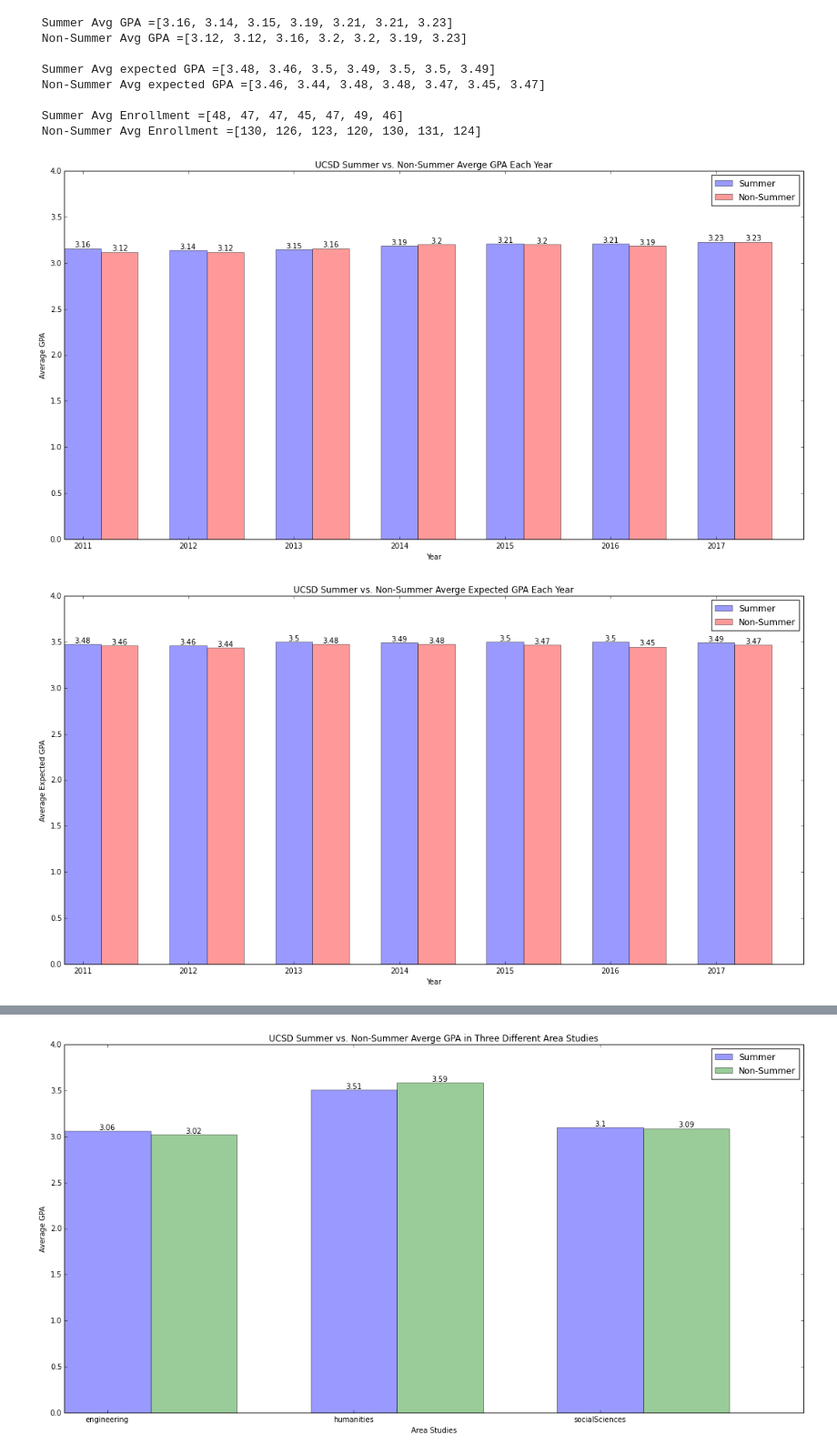
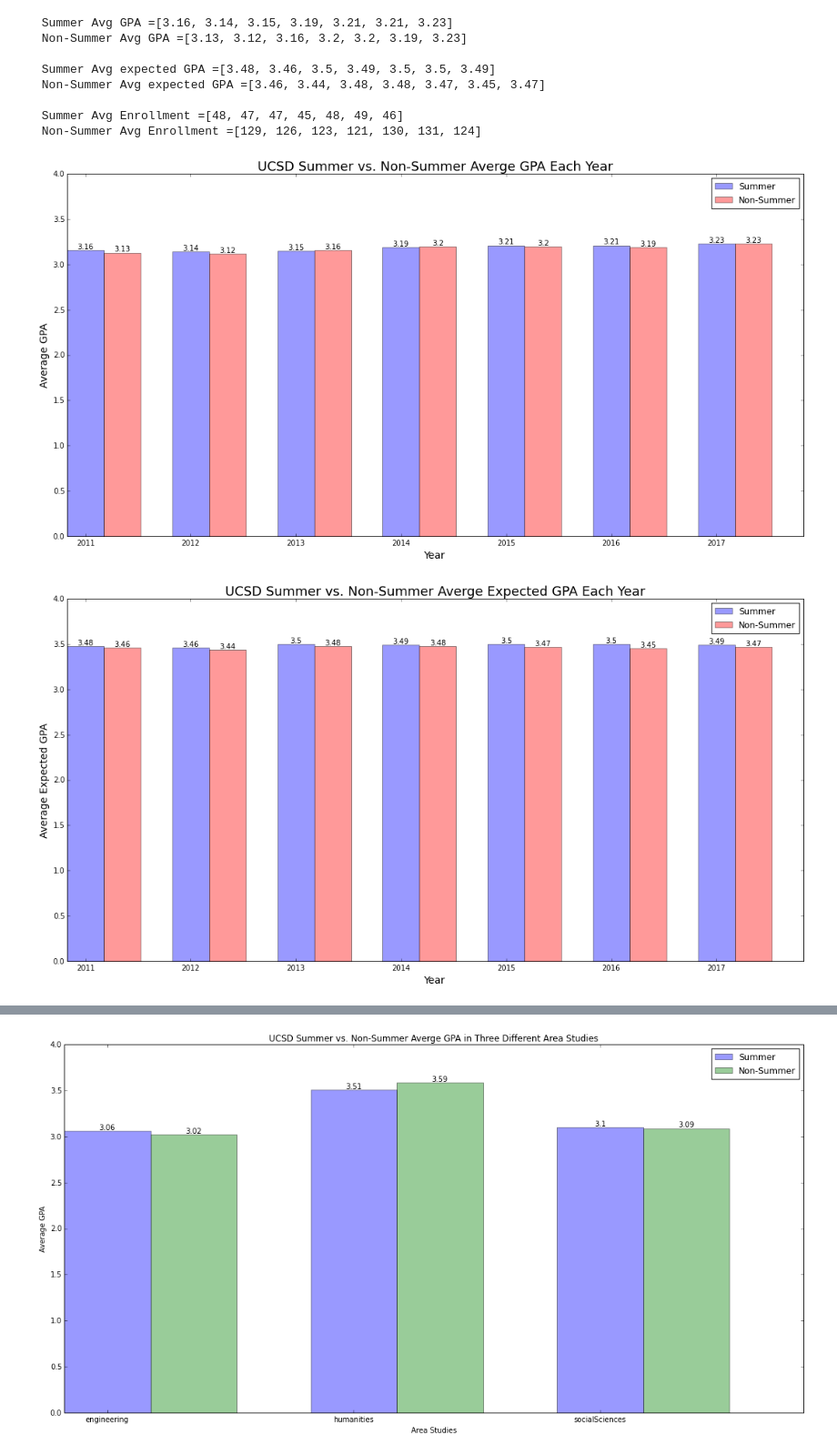
Before and after one commit to alexng1928/ECE143Team6, a Jupyter notebook: ECE143_BarGraph.ipynb, the cells around one changed output, grey strips where cells are left out. Shown at 91% size. Drawn from its saved outputs; the diff is of its cells as text; code cells hidden in the pictures.

```diff
--- a/ECE143_BarGraph.ipynb
+++ b/ECE143_BarGraph.ipynb
@@ -86,9 +86,9 @@ opacity = 0.4
 rects1 = ax.bar(index, S_Year_GPA, bar_width,alpha=opacity, color='b',label='Summer')
 rects2 = ax.bar(index + bar_width, NS_Year_GPA, bar_width,alpha=opacity, color='r',label='Non-Summer')
 plt.ylim([0, 4.0])
-ax.set_xlabel('Year')
-ax.set_ylabel('Average GPA')
-ax.set_title('UCSD Summer vs. Non-Summer Averge GPA Each Year')
+ax.set_xlabel('Year',fontsize = 14)
+ax.set_ylabel('Average GPA',fontsize = 14)
+ax.set_title('UCSD Summer vs. Non-Summer Averge GPA Each Year',fontsize = 18)
 ax.set_xticks(index + bar_width / 2)
 ax.set_xticklabels(years)
 ax.legend()
@@ -96,41 +96,41 @@ add_value_lable(ax,S_Year_GPA,NS_Year_GPA)
 fig.tight_layout()
 plt.show()
 
 fig1, ax1 = plt.subplots(figsize=(15, 8))
 rects3 = ax1.bar(index, S_Year_expected_GPA, bar_width,alpha=opacity, color='b',label='Summer')
 rects4 = ax1.bar(index + bar_width, NS_Year_expected_GPA, bar_width,alpha=opacity, color='r',label='Non-Summer')
 plt.ylim([0, 4.0])
-ax1.set_xlabel('Year')
-ax1.set_ylabel('Average Expected GPA')
-ax1.set_title('UCSD Summer vs. Non-Summer Averge Expected GPA Each Year')
+ax1.set_xlabel('Year',fontsize = 14)
+ax1.set_ylabel('Average Expected GPA',fontsize = 14)
+ax1.set_title('UCSD Summer vs. Non-Summer Averge Expected GPA Each Year',fontsize = 18)
 ax1.set_xticks(index + bar_width / 2)
 ax1.set_xticklabels(years)
 ax1.legend()
 add_value_lable(ax1,S_Year_expected_GPA,NS_Year_expected_GPA)
 fig1.tight_layout()
 plt.show()
 
 
 fig2, ax2 = plt.subplots(figsize=(15, 8))
 rects5 = ax2.bar(index, S_Year_enroll, bar_width, alpha=opacity, color='b',label='Summer')
 rects6 = ax2.bar(index + bar_width, NS_Year_enroll, bar_width,alpha=opacity, color='r',label='Non-Summer')
-ax2.set_xlabel('Year')
-ax2.set_ylabel('Average Enrollment')
-ax2.set_title('UCSD Summer vs. Non-Summer Averge Enrollment Each Year')
+ax2.set_xlabel('Year',fontsize = 14)
+ax2.set_ylabel('Average Enrollment',fontsize = 14)
+ax2.set_title('UCSD Summer vs. Non-Summer Averge Enrollment Each Year',fontsize = 18)
 ax2.set_xticks(index + bar_width / 2)
 ax2.set_xticklabels(years)
 ax2.legend()
 add_value_lable(ax2,S_Year_enroll,NS_Year_enroll)
 fig2.tight_layout()
 plt.show()
 # %% [output]
  Summer Avg GPA =[3.16, 3.14, 3.15, 3.19, 3.21, 3.21, 3.23]
- Non-Summer Avg GPA =[3.12, 3.12, 3.16, 3.2, 3.2, 3.19, 3.23]
+ Non-Summer Avg GPA =[3.13, 3.12, 3.16, 3.2, 3.2, 3.19, 3.23]
 
  Summer Avg expected GPA =[3.48, 3.46, 3.5, 3.49, 3.5, 3.5, 3.49]
  Non-Summer Avg expected GPA =[3.46, 3.44, 3.48, 3.48, 3.47, 3.45, 3.47]
 
- Summer Avg Enrollment =[48, 47, 47, 45, 47, 49, 46]
- Non-Summer Avg Enrollment =[130, 126, 123, 120, 130, 131, 124]
+ Summer Avg Enrollment =[48, 47, 47, 45, 48, 49, 46]
+ Non-Summer Avg Enrollment =[129, 126, 123, 121, 130, 131, 124]
-[figure, old version]
+[figure, new version]
-[figure, old version]
+[figure, new version]
```
Also changed, not shown: parts of 1 cell of this notebook.
